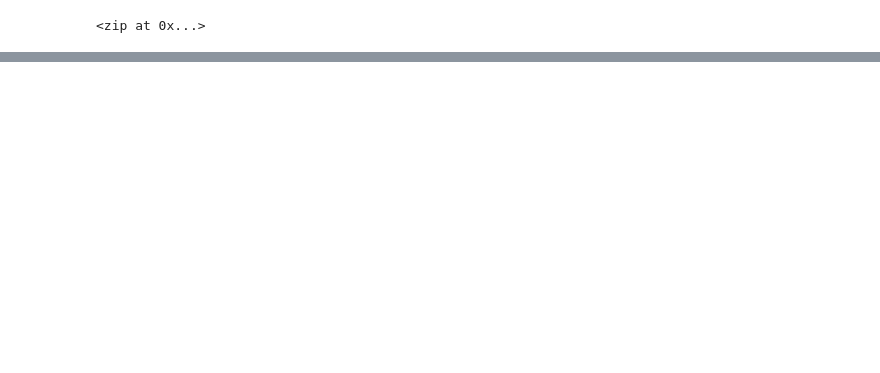
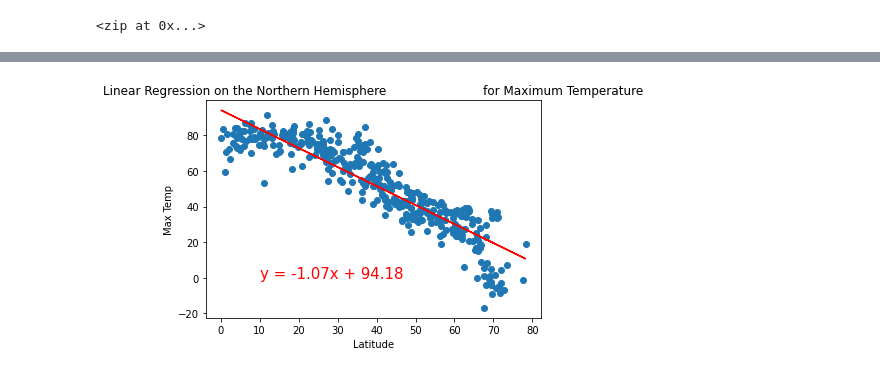
Before and after one commit to CFarnsy/World_Weather_Analysis, a Jupyter notebook: WeatherPy.ipynb, the cells around one changed output, grey strips where cells are left out. Cells and saved outputs as stored; diff of their text form; code cells hidden in the pictures; blank space fills up the shorter version.

```diff
--- a/WeatherPy.ipynb
+++ b/WeatherPy.ipynb
@@ -265,0 +363,25 @@ plt.show()
+# %%
+# Now assign this DataFrame to a variable to access the data to perform
+# linear regression.  Take the same approach with the cities for the
+# Southern Hemisphere by filtering the city_data_df DataFrames for latitudes
+# less than 0.
+
+# Create DataFrames for the Northern and Southern Hemispheres data.
+northern_hemi_df = city_data_df.loc[(city_data_df["Lat"] >= 0)]
+southern_hemi_df = city_data_df.loc[(city_data_df["Lat"] < 0)]
+# %%
+# To generate the linear regression on the maximum temperature for the
+# Northern Hemisphere, you'll need the x and y values.  set the x values
+# equal to the latitude column and the y values equal to the maximum
+# temperature column from the northern_hemi_df DataFrames.
+# Latitude is the independent variable, Max Temp is the dependent variable.
+
+# Linear regression on the Northern Hemisphere
+x_values = northern_hemi_df["Lat"]
+y_values = northern_hemi_df["Max Temp"]
+# Call the function.
+plot_linear_regression(x_values, y_values,
+                       'Linear Regression on the Northern Hemisphere \
+                        for Maximum Temperature', 'Max Temp',(10,0))
+# %% [output]
+[figure, added]
```
Also changed, not shown: parts of 21 cells of this notebook.
